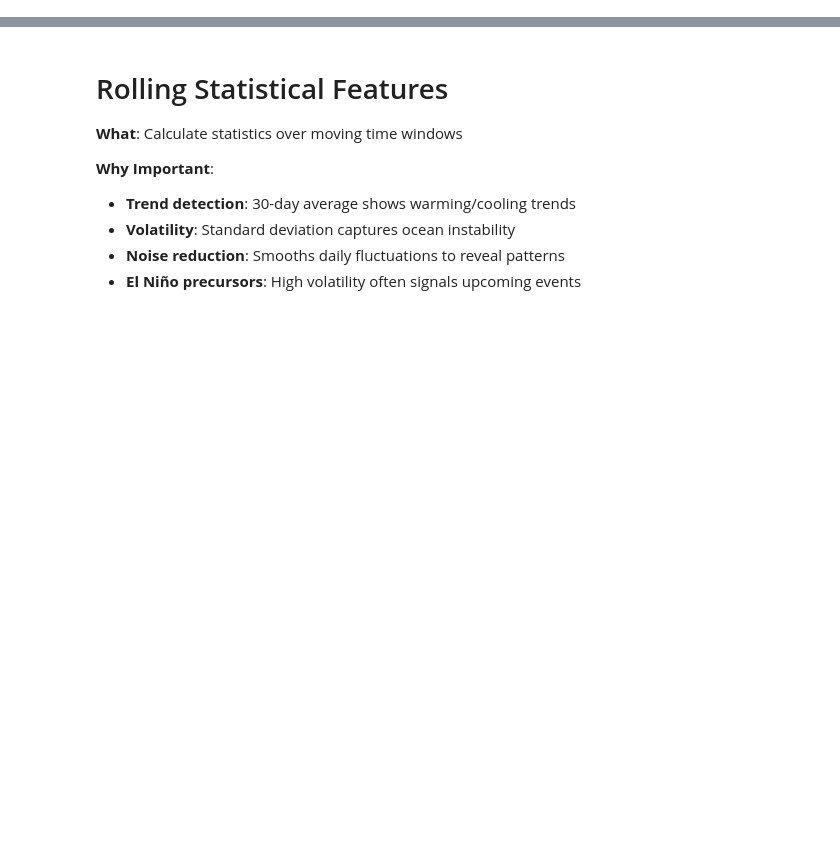
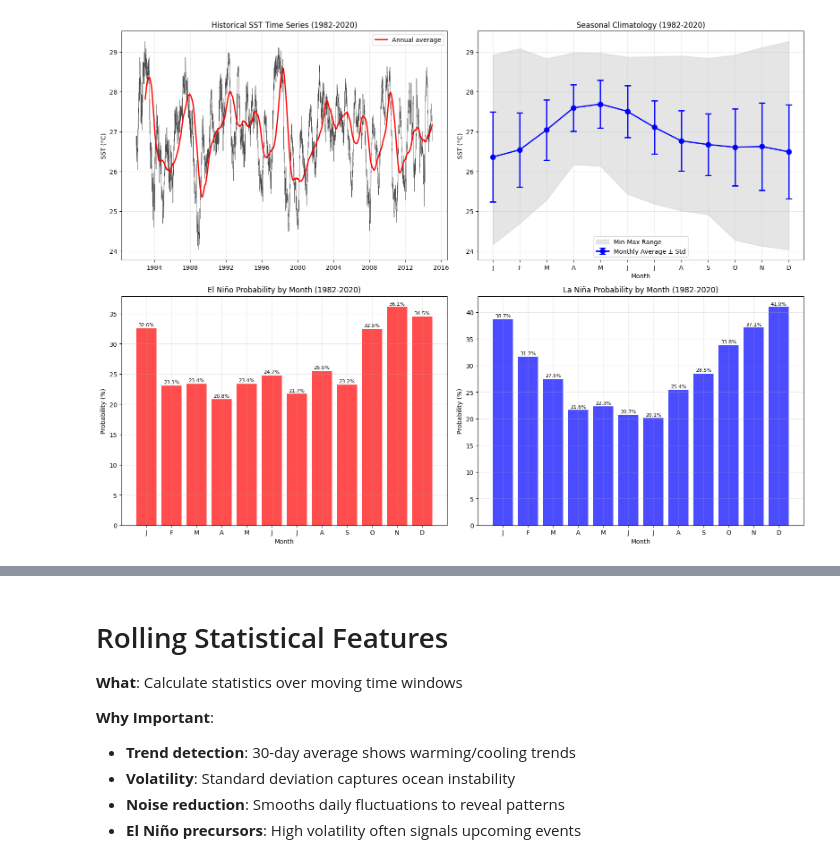
Before and after one commit to DHANA5982/Prediction-of-El-Nino-Events, a Jupyter notebook: notebooks/02_EDA.ipynb, the cells around one changed output, grey strips where cells are left out. Drawn from its saved outputs; the diff is of its cells as text; code cells hidden in the pictures; blank space fills up the shorter version.

```diff
--- a/notebooks/02_EDA.ipynb
+++ b/notebooks/02_EDA.ipynb
@@ -27,0 +162,99 @@ date
+# %%
+# === HISTORICAL PATTERN ANALYSIS (1982-2014) ===
+
+# Use historical dataset for pattern analysis
+df_analysis = df_historical.copy()
+
+# Calculate seasonal patterns with proper historical data
+print("🔄 CALCULATING PATTERNS WITH HISTORICAL DATA (1982-2020):")
+print("=" * 60)
+
+# 1. Calculate SST anomalies based on historical climatology
+historical_monthly_mean = df_analysis.groupby(df_analysis.index.month)['sst'].mean()
+df_analysis['sst_anomaly'] = df_analysis['sst'] - df_analysis.index.month.map(historical_monthly_mean)
+
+# 2. Define ENSO events based on historical thresholds
+df_analysis['elnino_event'] = (df_analysis['sst_anomaly'] > 0.5).astype(int)
+df_analysis['lanina_event'] = (df_analysis['sst_anomaly'] < -0.5).astype(int)
+
+# 3. Historical seasonal analysis
+print("📊 HISTORICAL ENSO EVENT STATISTICS (1982-2020):")
+elnino_years = df_analysis[df_analysis['elnino_event'] == 1].index.year.unique()
+lanina_years = df_analysis[df_analysis['lanina_event'] == 1].index.year.unique()
+
+print(f"  El Niño events: {len(elnino_years)} years - {sorted(elnino_years)}")
+print(f"  La Niña events: {len(lanina_years)} years - {sorted(lanina_years)}")
+
+# 4. Monthly probability analysis (corrected)
+elnino_prob = df_analysis.groupby(df_analysis.index.month)['elnino_event'].mean()
+lanina_prob = df_analysis.groupby(df_analysis.index.month)['lanina_event'].mean()
+
+print(f"\n📅 MONTHLY ENSO PROBABILITIES (Historical 1982-2020):")
+months = ['Jan', 'Feb', 'Mar', 'Apr', 'May', 'Jun', 'Jul', 'Aug', 'Sep', 'Oct', 'Nov', 'Dec']
+for i, month in enumerate(months, 1):
+    el_prob = elnino_prob[i] * 100
+    la_prob = lanina_prob[i] * 100
+    print(f"  {month}: El Niño {el_prob:.1f}%, La Niña {la_prob:.1f}%")
+
+# fig Size
+fig, ((ax1, ax2), (ax3, ax4)) = plt.subplots(2, 2, figsize=(16, 12))
+
+# Plot 1: Historical SST time series (1982-2020)
+ax1.plot(df_analysis.index, df_analysis['sst'], color='black', linewidth=0.5, alpha=0.7)
+ax1.plot(df_analysis.index, df_analysis['sst'].rolling(365).mean(), color='red', linewidth=2, label='Annual average')
+ax1.set_title('Historical SST Time Series (1982-2020)')
+ax1.set_ylabel('SST (°C)')
+ax1.legend()
+ax1.grid(True, alpha=0.3)
+
+# Plot 2: Seasonal climatology
+monthly_stats_hist = df_analysis.groupby(df_analysis.index.month)['sst'].agg(['mean', 'std', 'min', 'max'])
+ax2.errorbar(monthly_stats_hist.index, monthly_stats_hist['mean'],
+             yerr=monthly_stats_hist['std'], fmt='o-', capsize=5, capthick=2,
+             color='blue', linewidth=2, markersize=8, label='Monthly Average ± Std')
+ax2.fill_between(monthly_stats_hist.index, monthly_stats_hist['min'], monthly_stats_hist['max'],
+                 alpha=0.2, color='gray', label='Min-Max Range')
+ax2.set_title('Seasonal Climatology (1982-2020)')
+ax2.set_xlabel('Month')
+ax2.set_ylabel('SST (°C)')
+ax2.set_xticks(range(1, 13))
+ax2.set_xticklabels(['J', 'F', 'M', 'A', 'M', 'J', 'J', 'A', 'S', 'O', 'N', 'D'])
+ax2.legend()
+ax2.grid(True, alpha=0.3)
+
+# Plot 3: El Niño probability by month
+bars1 = ax3.bar(elnino_prob.index, elnino_prob.values * 100, color='red', alpha=0.7)
+ax3.set_title('El Niño Probability by Month (1982-2020)')
+ax3.set_ylabel('Probability (%)')
+ax3.set_xlabel('Month')
+ax3.set_xticks(range(1, 13))
+ax3.set_xticklabels(['J', 'F', 'M', 'A', 'M', 'J', 'J', 'A', 'S', 'O', 'N', 'D'])
+ax3.grid(True, alpha=0.3)
+
+# Add percentage labels
+for bar, prob in zip(bars1, elnino_prob.values * 100):
+    height = bar.get_height()
+    if height > 0:
+        ax3.text(bar.get_x() + bar.get_width()/2., height + 0.2, f'{prob:.1f}%',
+                 ha='center', va='bottom', fontsize=8)
+
+# Plot 4: La Niña probability by month
+bars2 = ax4.bar(lanina_prob.index, lanina_prob.values * 100, color='blue', alpha=0.7)
+ax4.set_title('La Niña Probability by Month (1982-2020)')
+ax4.set_ylabel('Probability (%)')
+ax4.set_xlabel('Month')
+ax4.set_xticks(range(1, 13))
+ax4.set_xticklabels(['J', 'F', 'M', 'A', 'M', 'J', 'J', 'A', 'S', 'O', 'N', 'D'])
+ax4.grid(True, alpha=0.3)
+
+# Add percentage labels
+for bar, prob in zip(bars2, lanina_prob.values * 100):
+    height = bar.get_height()
+    if height > 0:
+        ax4.text(bar.get_x() + bar.get_width()/2., height + 0.2, f'{prob:.1f}%',
+                 ha='center', va='bottom', fontsize=8)
+
+plt.tight_layout()
+plt.savefig('D:/GitHub/Prediction of El-Nino Events/output/plots/historical_patterns.png', dpi=150, bbox_inches='tight')
+plt.show()
+# %% [output]
@@ -28,3 +280,4 @@ date
+[figure, added]
 # %% [markdown]
 # Temporal Lag Features
 
```
Also changed, not shown: parts of 33 cells of this notebook.
